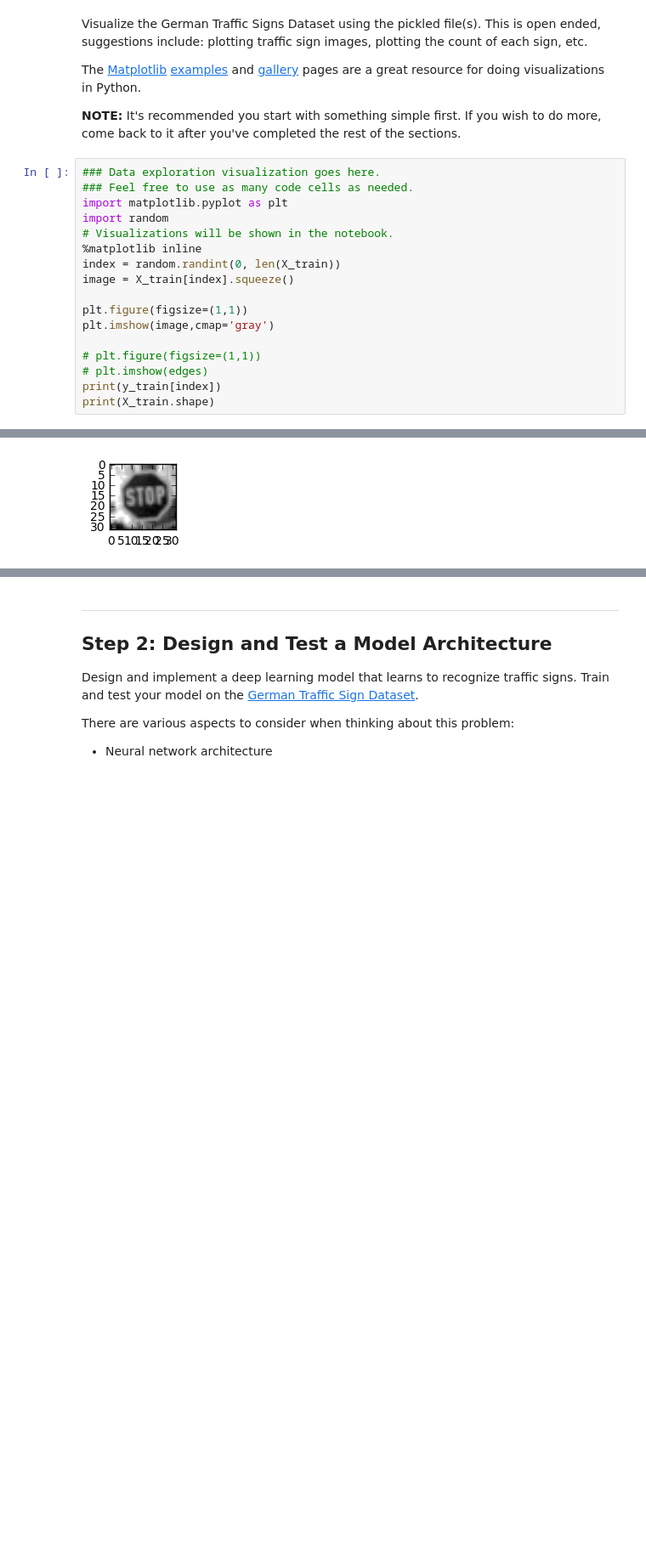
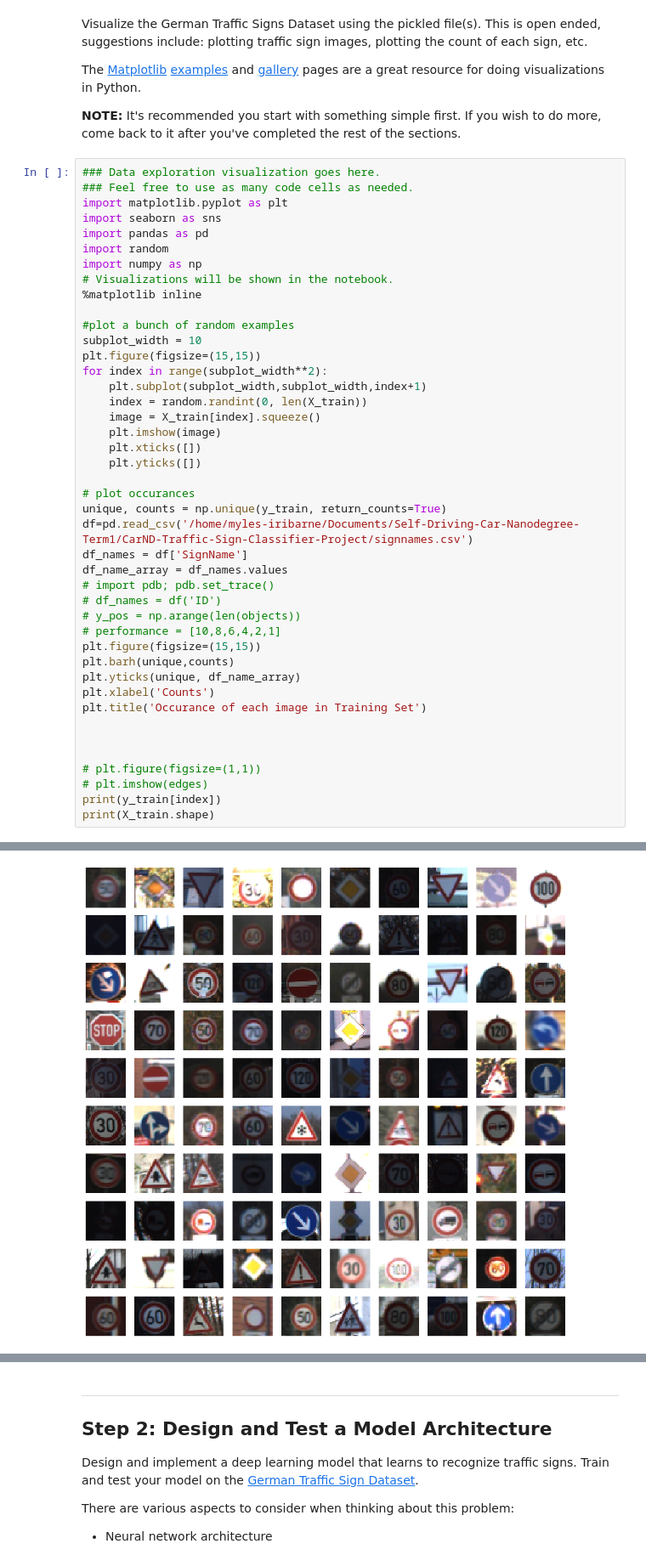
Before and after one commit to myles-i/CarND-Traffic-Sign-Classifier-Project, a Jupyter notebook: Traffic_Sign_Classifier.ipynb, the cells around one changed output, grey strips where cells are left out. Shown at 85% size. Drawn from its saved outputs; the diff is of its cells as text; blank space fills up the shorter version.

```diff
--- a/Traffic_Sign_Classifier.ipynb
+++ b/Traffic_Sign_Classifier.ipynb
@@ -81,14 +81,40 @@ The [Matplotlib](http://matplotlib.org/) [examples](http://matplotlib.org/exampl
 ### Data exploration visualization goes here.
 ### Feel free to use as many code cells as needed.
 import matplotlib.pyplot as plt
+import seaborn as sns
+import pandas as pd
 import random
+import numpy as np
 # Visualizations will be shown in the notebook.
 %matplotlib inline
-index = random.randint(0, len(X_train))
-image = X_train[index].squeeze()
 
-plt.figure(figsize=(1,1))
-plt.imshow(image,cmap='gray')
+#plot a bunch of random examples
+subplot_width = 10
+plt.figure(figsize=(15,15))
+for index in range(subplot_width**2):
+    plt.subplot(subplot_width,subplot_width,index+1)
+    index = random.randint(0, len(X_train))
+    image = X_train[index].squeeze()
+    plt.imshow(image)
+    plt.xticks([])
+    plt.yticks([])
+
+# plot occurances
+unique, counts = np.unique(y_train, return_counts=True)
+df=pd.read_csv('/home/myles-iribarne/Documents/Self-Driving-Car-Nanodegree-Term1/CarND-Traffic-Sign-Classifier-Project/signnames.csv')
+df_names = df['SignName']
+df_name_array = df_names.values
+# import pdb; pdb.set_trace()
+# df_names = df('ID')
+# y_pos = np.arange(len(objects))
+# performance = [10,8,6,4,2,1]
+plt.figure(figsize=(15,15))
+plt.barh(unique,counts)
+plt.yticks(unique, df_name_array)
+plt.xlabel('Counts')
+plt.title('Occurance of each image in Training Set')
+
+
 
 # plt.figure(figsize=(1,1))
 # plt.imshow(edges)
@@ -100 +126 @@ print(X_train.shape)
-[figure, old version]
+[figure, new version]
```
Also changed, not shown: parts of 1 cell of this notebook.
